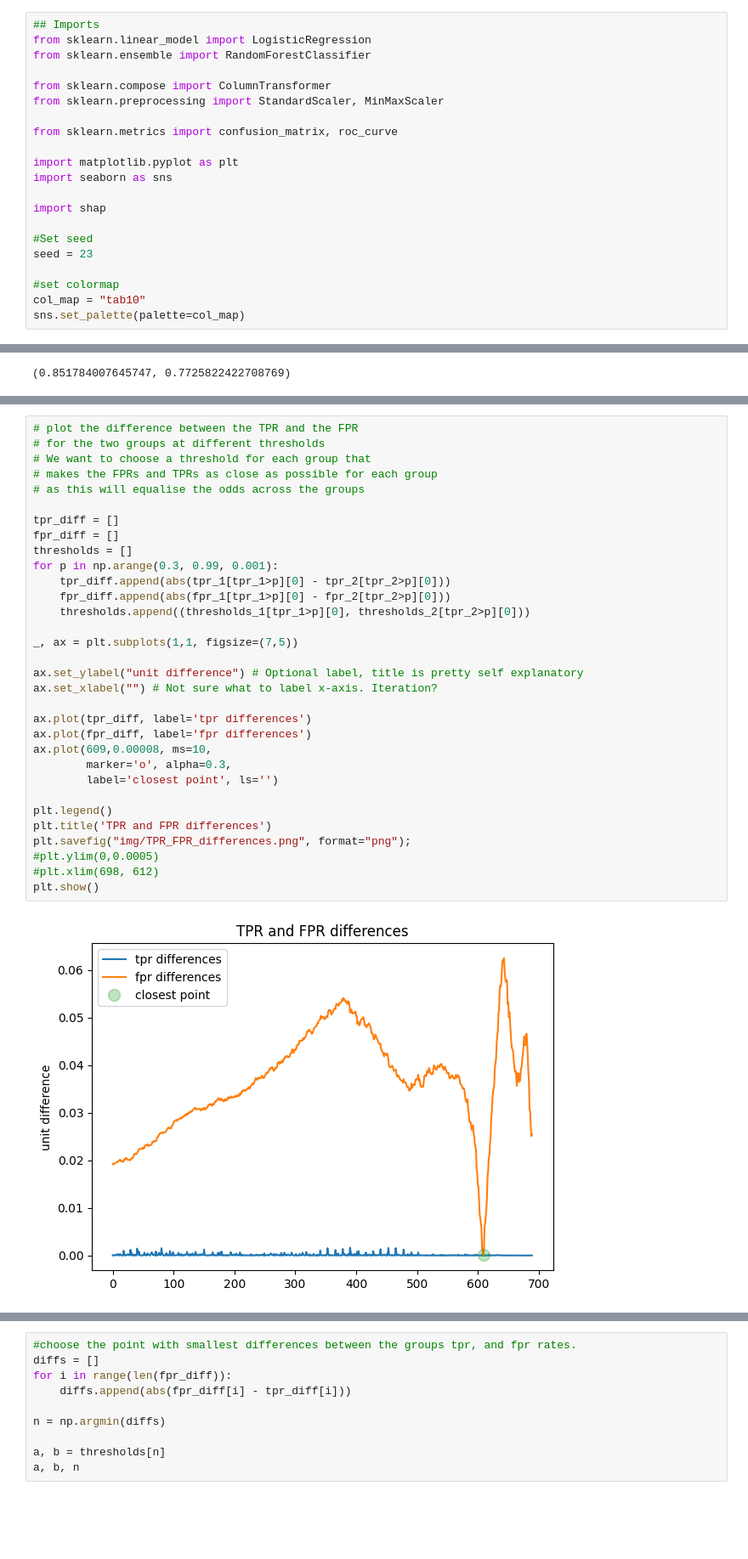
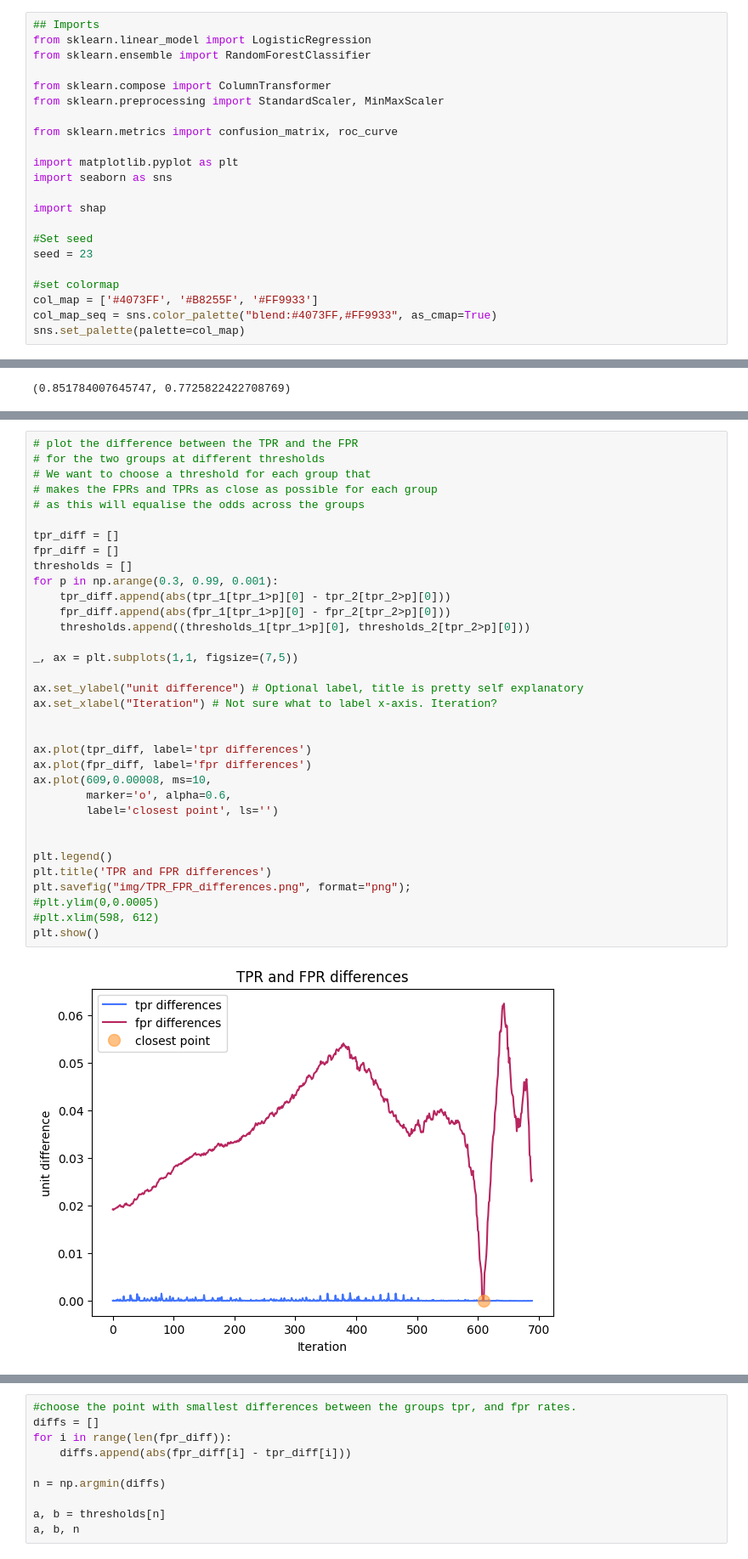
Before and after one commit to Xannadoo/Algorithmic_Fairness_Mandatories, a Jupyter notebook: Mandatory_1/afae24-assignment.ipynb, the cells around one changed output, grey strips where cells are left out. Shown at 85% size. Cells and saved outputs as stored; diff of their text form; blank space fills up the shorter version.

Commit message:
updated colourscheme and added another shap plot

```diff
--- a/Mandatory_1/afae24-assignment.ipynb
+++ b/Mandatory_1/afae24-assignment.ipynb
@@ -121,7 +121,8 @@ import shap
 seed = 23
 
 #set colormap
-col_map = "tab10"
+col_map = ['#4073FF', '#B8255F', '#FF9933']
+col_map_seq = sns.color_palette("blend:#4073FF,#FF9933", as_cmap=True)
 sns.set_palette(palette=col_map)
 # %% [markdown]
 ## Task 1 (Classifiers and fairness considerations)
@@ -490,34 +499,36 @@ plt.show()
 # %%
 # plot the difference between the TPR and the FPR
 # for the two groups at different thresholds
 # We want to choose a threshold for each group that
 # makes the FPRs and TPRs as close as possible for each group
 # as this will equalise the odds across the groups
 
 tpr_diff = []
 fpr_diff = []
 thresholds = []
 for p in np.arange(0.3, 0.99, 0.001):
     tpr_diff.append(abs(tpr_1[tpr_1>p][0] - tpr_2[tpr_2>p][0]))
     fpr_diff.append(abs(fpr_1[tpr_1>p][0] - fpr_2[tpr_2>p][0]))
     thresholds.append((thresholds_1[tpr_1>p][0], thresholds_2[tpr_2>p][0]))
 
 _, ax = plt.subplots(1,1, figsize=(7,5))
 
 ax.set_ylabel("unit difference") # Optional label, title is pretty self explanatory
-ax.set_xlabel("") # Not sure what to label x-axis. Iteration?
+ax.set_xlabel("Iteration") # Not sure what to label x-axis. Iteration?
+
 
 ax.plot(tpr_diff, label='tpr differences')
 ax.plot(fpr_diff, label='fpr differences')
 ax.plot(609,0.00008, ms=10,
-        marker='o', alpha=0.3,
+        marker='o', alpha=0.6,
         label='closest point', ls='')
+
 
 plt.legend()
 plt.title('TPR and FPR differences')
 plt.savefig("img/TPR_FPR_differences.png", format="png");
 #plt.ylim(0,0.0005)
-#plt.xlim(698, 612)
+#plt.xlim(598, 612)
 plt.show()
 # %% [output]
-[figure, old version]
+[figure, new version]
```
Also changed, not shown: parts of 14 cells of this notebook, 9 other files.
